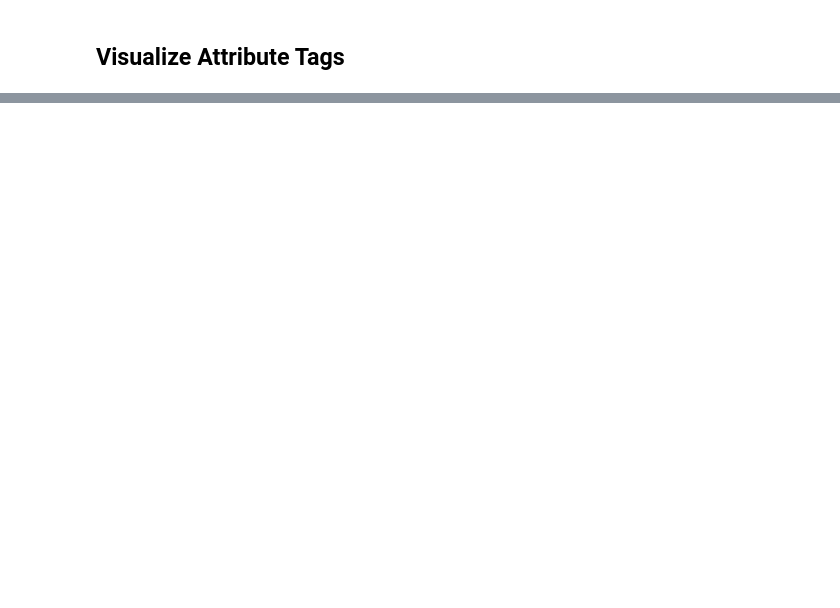
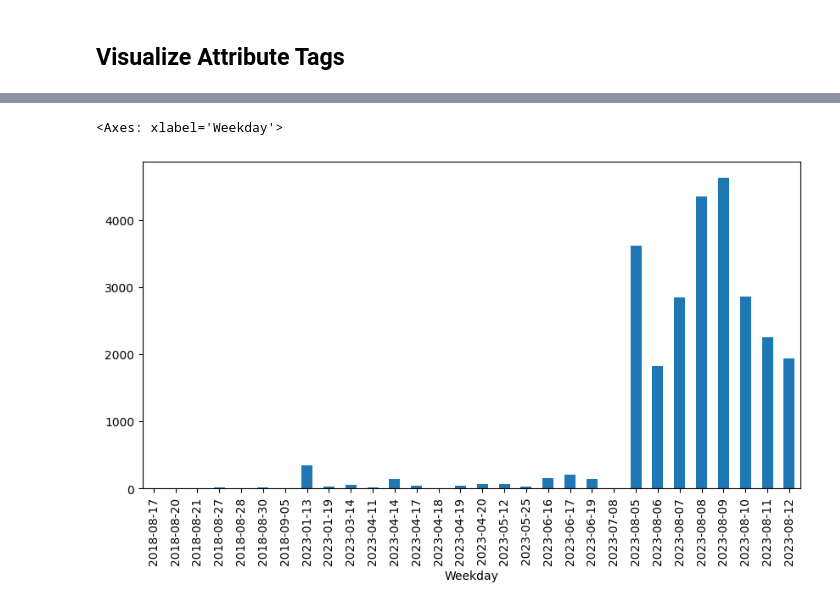
Before and after one commit to 3697503/CTI-Automation-Platform, a Jupyter notebook: jupyter-analysis/misp_metrics.ipynb, the cells around one changed output, grey strips where cells are left out. Saved outputs shown, nothing was run; the diff lists cells and outputs as text; code cells hidden in the pictures; blank space fills up the shorter version.

```diff
--- a/jupyter-analysis/misp_metrics.ipynb
+++ b/jupyter-analysis/misp_metrics.ipynb
@@ -74,2 +103,11 @@ for attribute in attributes['Attribute']:
+# %%
+attributes_transformed = jmespath.search("[].{id: id, timestamp: timestamp}", attributes["Attribute"])
+attributes_df = pd.json_normalize(attributes_transformed)
+attributes_df["timestamp"] = pd.to_datetime(attributes_df["timestamp"], unit='s')
+attributes_df['Weekday'] = attributes_df['timestamp'].apply(lambda d : d.date())
+attributes_df.groupby(['Weekday']).count()['id'].plot(kind='bar', figsize=[10,5])
+# %% [output]
+<Axes: xlabel='Weekday'>
+[figure, added]
 # %%
 tags = jmespath.search('[].Tag[].name', attributes['Attribute'])
```
Also changed, not shown: parts of 8 cells of this notebook, 9 other files.
